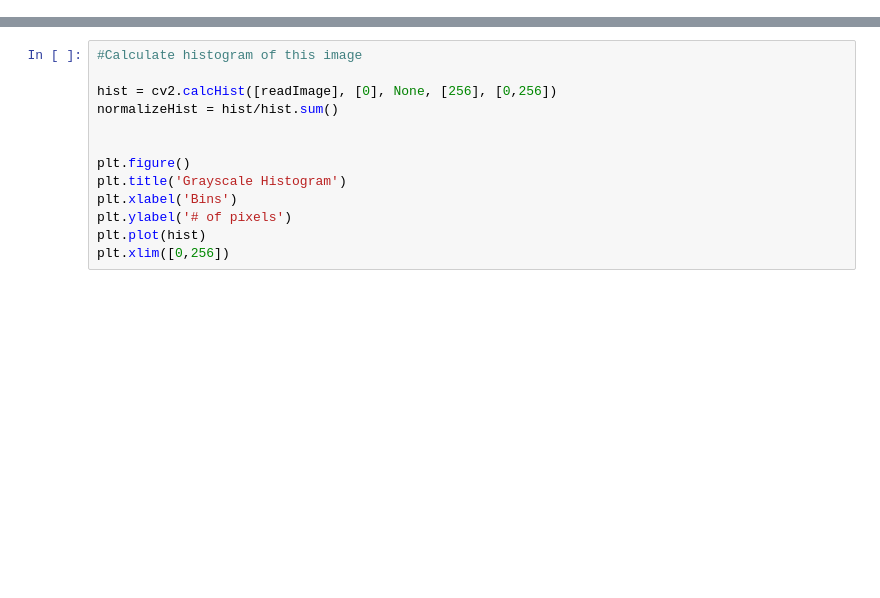
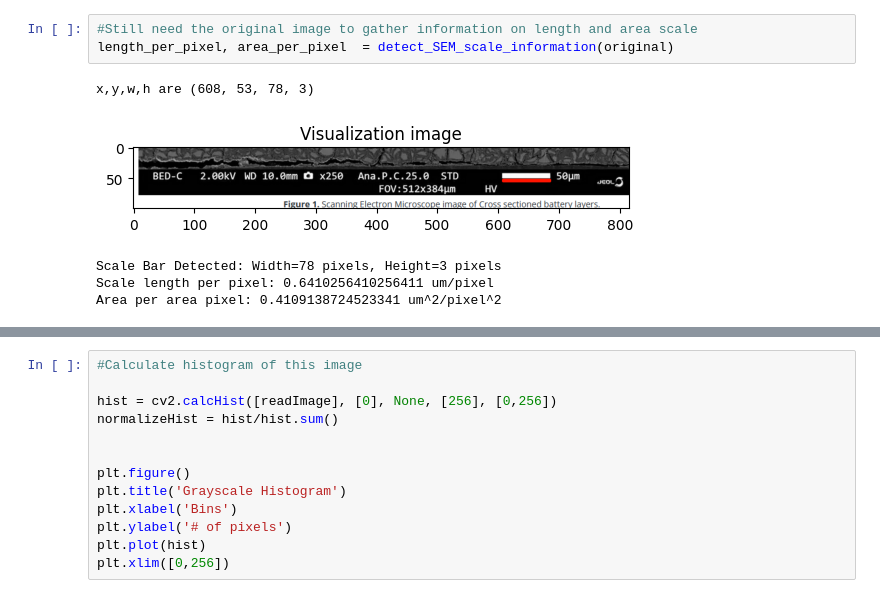
Before and after one commit to trunghth123/ImageProcessingLi, a Jupyter notebook: main.ipynb, the cells around one changed output, grey strips where cells are left out. Cells and saved outputs as stored; diff of their text form; blank space fills up the shorter version.

```diff
--- a/main.ipynb
+++ b/main.ipynb
@@ -43,0 +43,9 @@ lines = probabilistic_hough_line(edges, threshold = 10
+# %%
+#Still need the original image to gather information on length and area scale
+length_per_pixel, area_per_pixel  = detect_SEM_scale_information(original)
+# %% [output]
+x,y,w,h are (608, 53, 78, 3)
+[figure, added]
+Scale Bar Detected: Width=78 pixels, Height=3 pixels
+Scale length per pixel: 0.6410256410256411 um/pixel
+Area per area pixel: 0.4109138724523341 um^2/pixel^2
```
Also changed, not shown: parts of 10 cells of this notebook, 1 other file.
